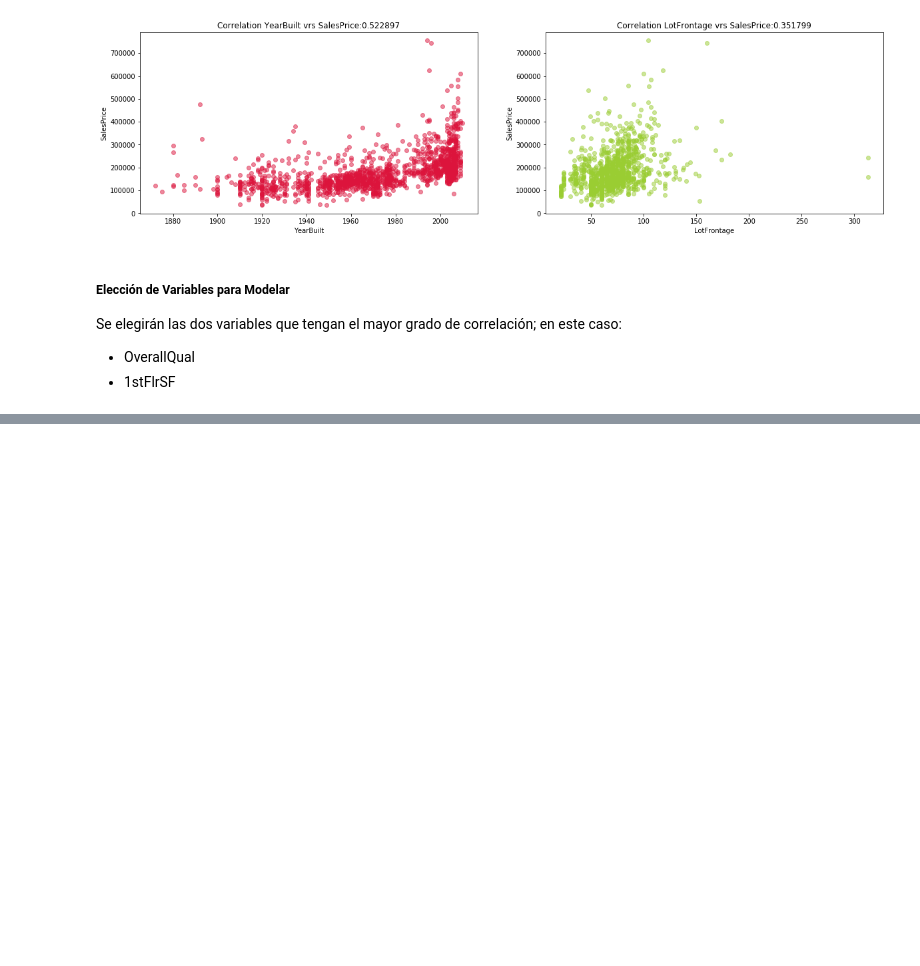
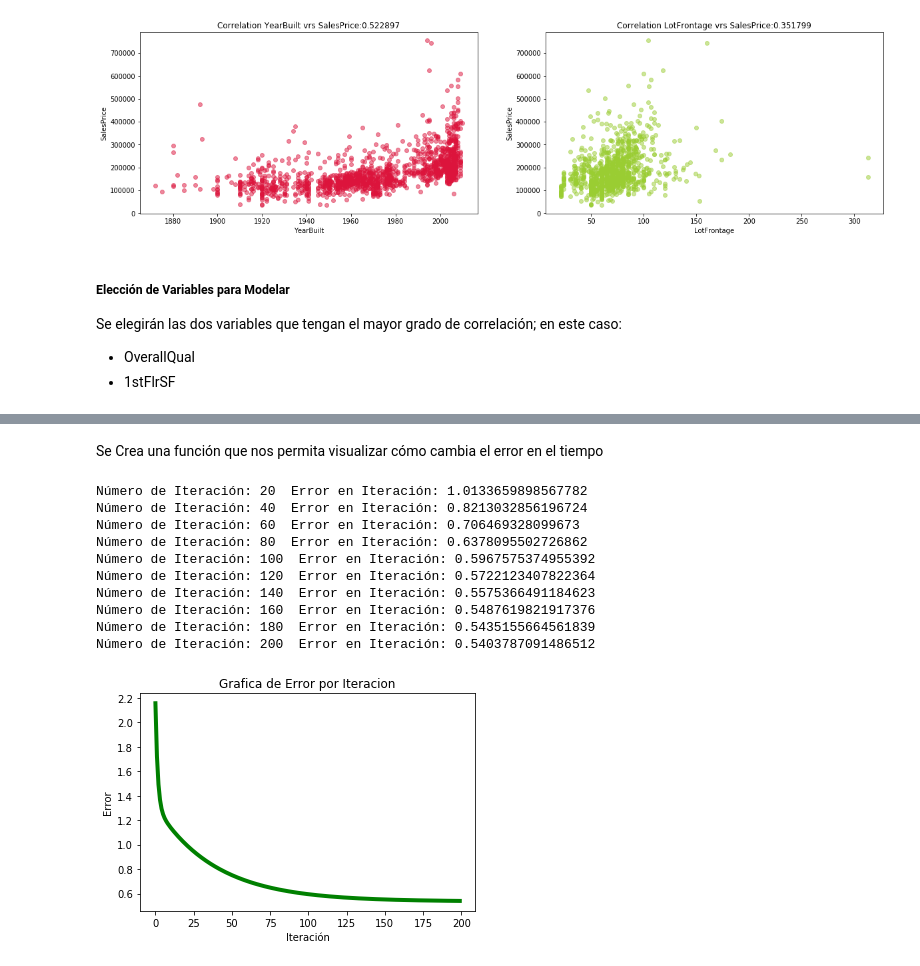
Before and after one commit to jonathanDeLeonGES/jupyterNotebooks, a Jupyter notebook: Proyecto_Curso_CienciaDatos.ipynb, the cells around one changed output, grey strips where cells are left out. Drawn from its saved outputs; the diff is of its cells as text; code cells hidden in the pictures; blank space fills up the shorter version.

Commit message:
Funcion de Entrenamiento y Grafica de Errores testeada - Valores Dummy

```diff
--- a/Proyecto_Curso_CienciaDatos.ipynb
+++ b/Proyecto_Curso_CienciaDatos.ipynb
@@ -244,0 +295,31 @@ Se elegirán las dos variables que tengan el mayor grado de correlación; en est
+# %% [markdown]
+Se Crea una función que nos permita visualizar cómo cambia el error en el tiempo
+# %%
+def graficar_Error(errores):
+    fig = plt.figure()
+    ax = fig.add_subplot(1,1,1) #creamos un canvas con  1 fila, 1 columna y devolvemos una referencia a la primera grafica
+
+    x = np.arange(errores.shape[0])
+    ax.plot(x, errores ,color="g",linewidth=4)  #
+    #ax.plot(x, np.exp(x) ,"y:",lw=4)
+
+    ax.set_xlabel('Iteración')
+    ax.set_ylabel('Error')
+    ax.set_title('Grafica de Error por Iteracion')
+
+    plt.show()
+# %%
+res,errores = entrenar(np.array([6,2,3,4]),np.array([1,2,3,4]),200,20,0.1)
+graficar_Error(errores)
+# %% [output]
+Número de Iteración: 20  Error en Iteración: 1.0133659898567782
+Número de Iteración: 40  Error en Iteración: 0.8213032856196724
+Número de Iteración: 60  Error en Iteración: 0.706469328099673
+Número de Iteración: 80  Error en Iteración: 0.6378095502726862
+Número de Iteración: 100  Error en Iteración: 0.5967575374955392
+Número de Iteración: 120  Error en Iteración: 0.5722123407822364
+Número de Iteración: 140  Error en Iteración: 0.5575366491184623
+Número de Iteración: 160  Error en Iteración: 0.5487619821917376
+Número de Iteración: 180  Error en Iteración: 0.5435155664561839
+Número de Iteración: 200  Error en Iteración: 0.5403787091486512
+[figure, added]
```
Also changed, not shown: parts of 2 cells of this notebook.
